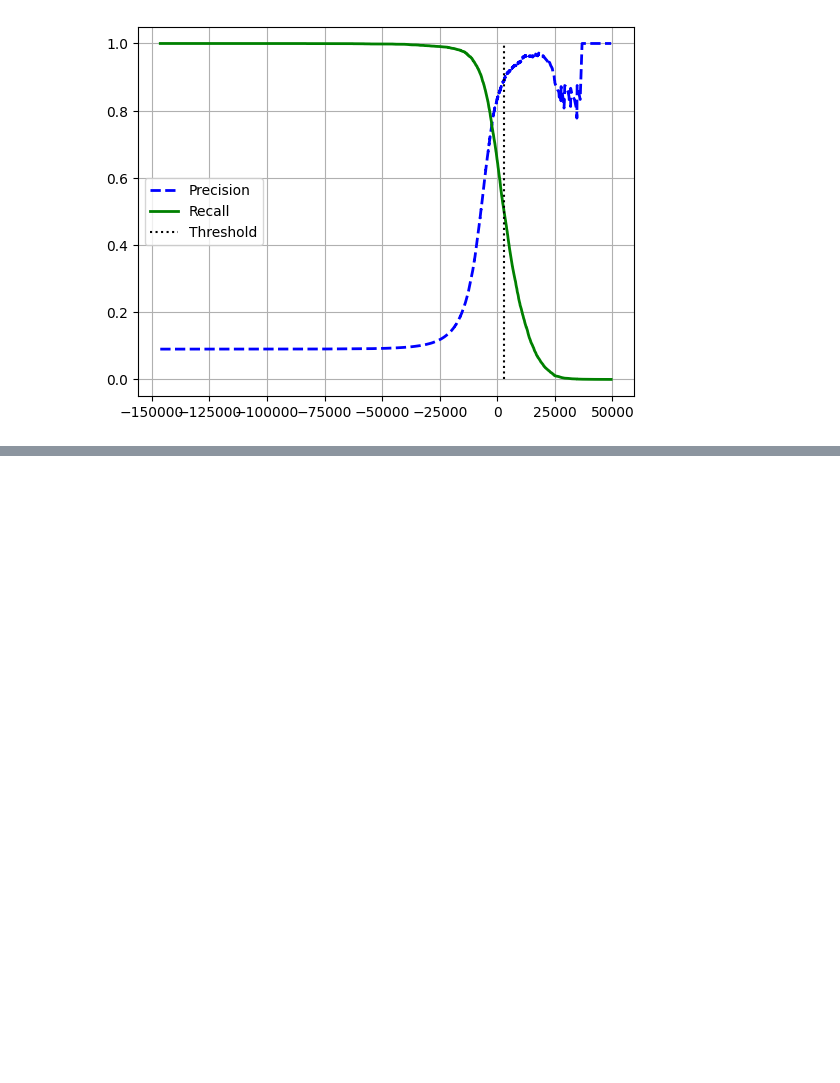
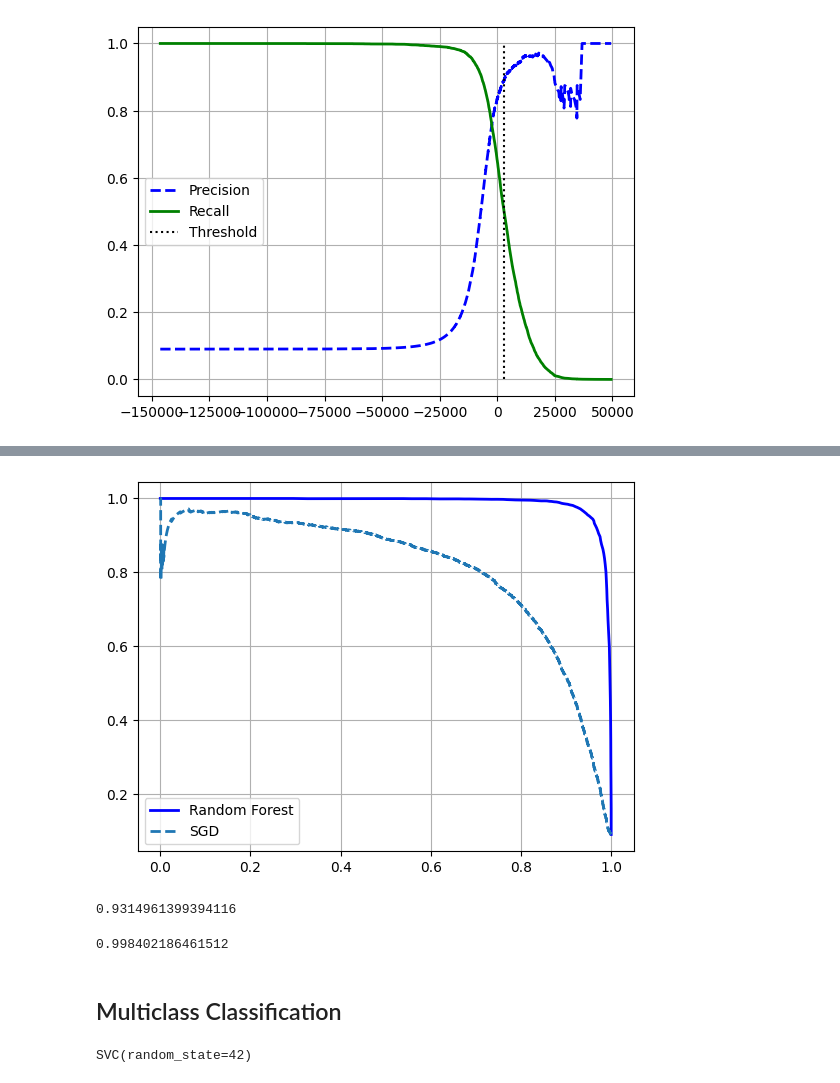
Before and after one commit to omsouravsharma/Hand-On-MachineLearning, a Jupyter notebook: Classification.ipynb, the cells around one changed output, grey strips where cells are left out. Drawn from its saved outputs; the diff is of its cells as text; code cells hidden in the pictures; blank space fills up the shorter version.

```diff
--- a/Classification.ipynb
+++ b/Classification.ipynb
@@ -170,0 +217,7 @@ plt.show();
+# %%
+# Lets create a RandomForestClassifier whose PR curve and F1 score can compare to SGDClassifier
+
+from sklearn.ensemble import RandomForestClassifier
+forest_clf = RandomForestClassifier(random_state=42)
+# %%
+y_probas_forest = cross_val_predict(forest_clf, X_train, y_train_5, cv = 5, method="predict_proba")
@@ -170,0 +229,21 @@ plt.show();
+# %%
+y_score_forest = y_probas_forest[:,1]
+precision_forest, recall_forest, thresholds_forest = precision_recall_curve(y_train_5, y_score_forest)
+# %%
+plt.plot(recall_forest, precision_forest, "b-", linewidth = 2,
+        label = "Random Forest")
+plt.plot(recall, precision, "--" , linewidth=2, label = "SGD")
+plt.legend()
+plt.grid()
+plt.show()
+# %% [output]
+[figure, added]
+# %%
+y_train_pred_forest = y_probas_forest[:,1] >= 0.5 # positive proba >=50%
+f1_score(y_train_5, y_train_pred_forest)
+# %% [output]
+0.9314961399394116
+# %%
+roc_auc_score(y_train_5, y_score_forest)
+# %% [output]
+0.998402186461512
@@ -170,0 +252,8 @@ plt.show();
+# %% [markdown]
+## Multiclass Classification
+# %%
+from sklearn.svm import SVC
+svc_clf = SVC(random_state=42)
+svc_clf.fit(X_train[:2000], y_train[:2000])
+# %% [output]
+SVC(random_state=42)
```
Also changed, not shown: parts of 38 cells of this notebook.
